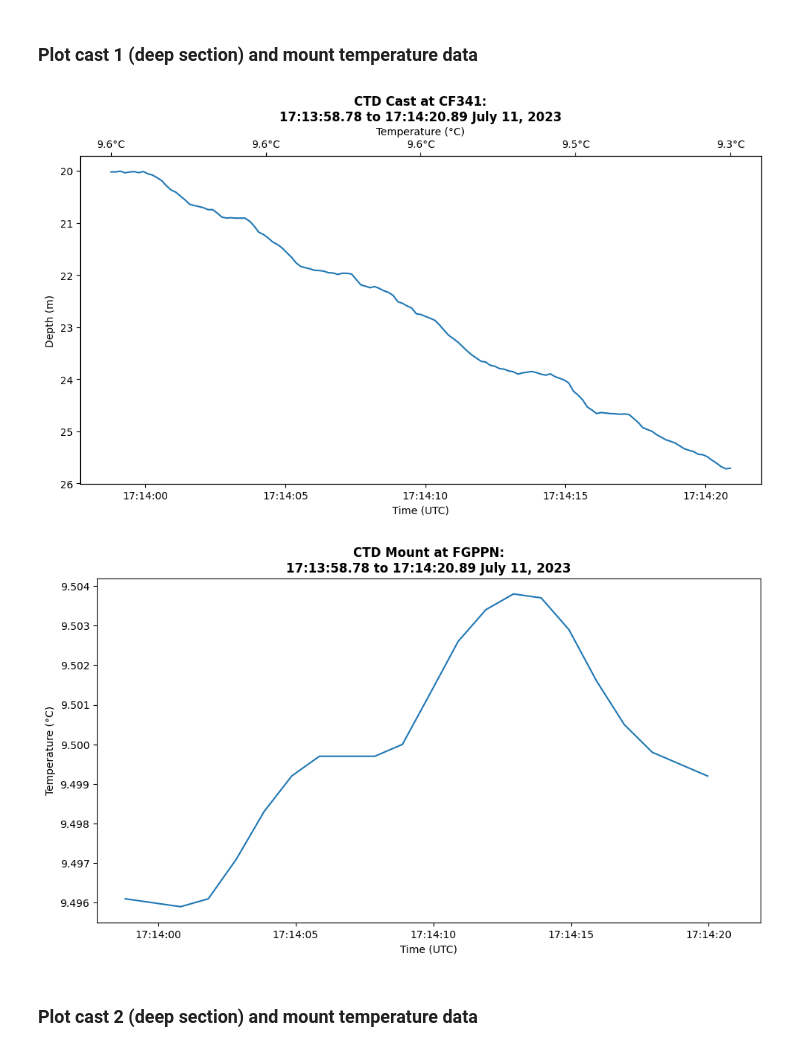
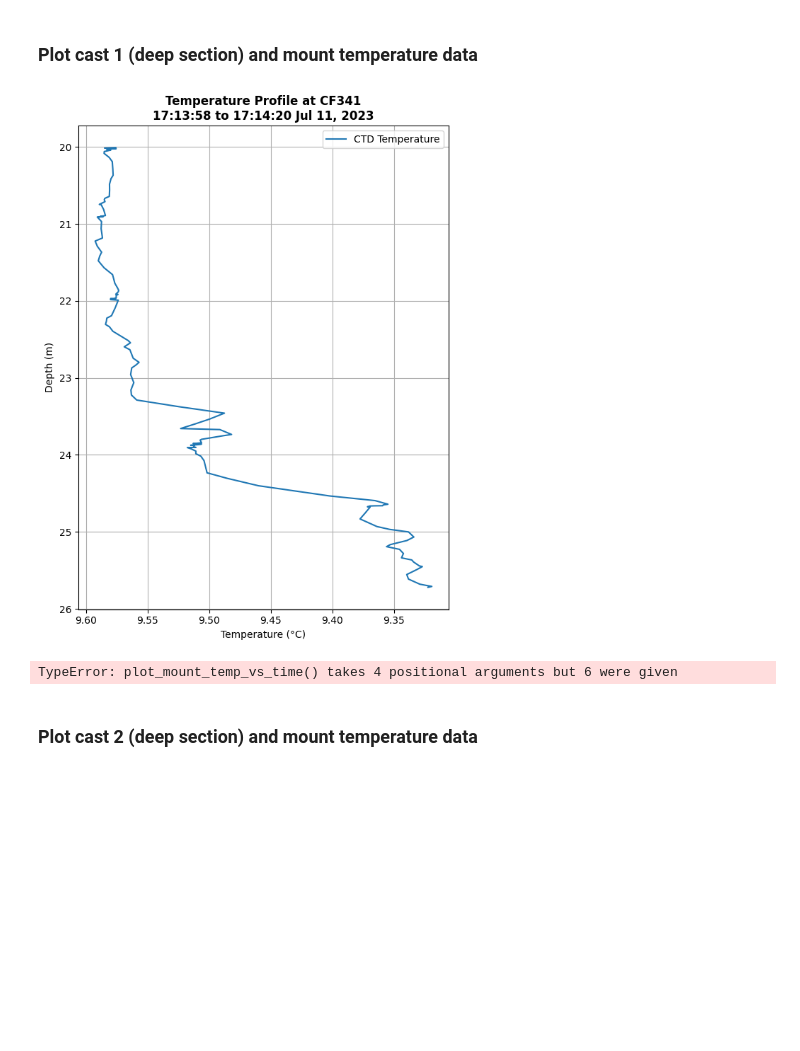
Before and after one commit to g-bertozzi/ONC-notebooks, a Jupyter notebook: deepnote/folger_pinnacle_2.0.ipynb, the cells around one changed output. Drawn from its saved outputs; the diff is of its cells as text; code cells hidden in the pictures; blank space fills up the shorter version.

Commit message:
split 2.0 into 3.0 and helper file, updated plottings

```diff
--- a/deepnote/folger_pinnacle_2.0.ipynb
+++ b/deepnote/folger_pinnacle_2.0.ipynb
@@ -234,17 +209,14 @@ def plot_cast(start: pd.Timestamp, end: pd.Timestamp, locationCode: str, deviceC
     plt.tight_layout()
     plt.show()
 # %%
-def plot_mount(start: pd.Timestamp, end: pd.Timestamp, locationCode: str, deviceCategoryCode: str,
-                  sensorCategoryCode: str, df: pd.DataFrame) -> None:
+def plot_mount_temp_vs_time(start: pd.Timestamp, end: pd.Timestamp, locationCode: str, df: pd.DataFrame) -> None:
     """
-    Plots a sensor property time-series with optional cast interval markers.
+    Plots a temperature time-series.
 
     Parameters:
         start (pd.Timestamp): Start time in ISO 8601 format.
         end (pd.Timestamp): End time in ISO 8601 format.
         locationCode (str): ONC location code.
-        deviceCategoryCode (str): ONC device category.
-        sensorCategoryCode (str): Sensor property (e.g., "depth").
         df (pd.DataFrame): DataFrame containing 'timestamp' and property column.
 
     Returns:
@@ -451,11 +426,19 @@ combined_plot(deep_start1, deep_end1, cast_df, mount_df, "FGPPN", "CTD")
 # %% [markdown]
 ### Plot cast 1 (deep section) and mount temperature data
 # %%
-plot_cast(deep_start1, deep_end1, "CF341", "CTD", "depth", cast_df, 20) # plot depth and temperature profile for each cast
-plot_mount(deep_start1, deep_end1, "FGPPN", "CTD", "depth", mount_df) # plot temperature and time profile for each mount
+# def plot_cast(
+#     start: pd.Timestamp,
+#     end: pd.Timestamp,
+#     locationCode: str,
+#     df: pd.DataFrame,
+#     depth_threshold: int
+# ) -> None:
+
+plot_cast_depth_vs_temp(deep_start1, deep_end1, "CF341", cast_df, 20) # plot depth and temperature profile for each cast
+plot_mount_temp_vs_time(deep_start1, deep_end1, "FGPPN", mount_df) # plot temperature and time profile for each mount
 # %% [output]
-[figure, old version]
+[figure, new version]
-[figure, removed]
+TypeError: plot_mount_temp_vs_time() takes 4 positional arguments but 6 were given
 # %% [markdown]
 ### Plot cast 2 (deep section) and mount temperature data
 # %%
```
Also changed, not shown: parts of 11 cells of this notebook, 2 other files.
